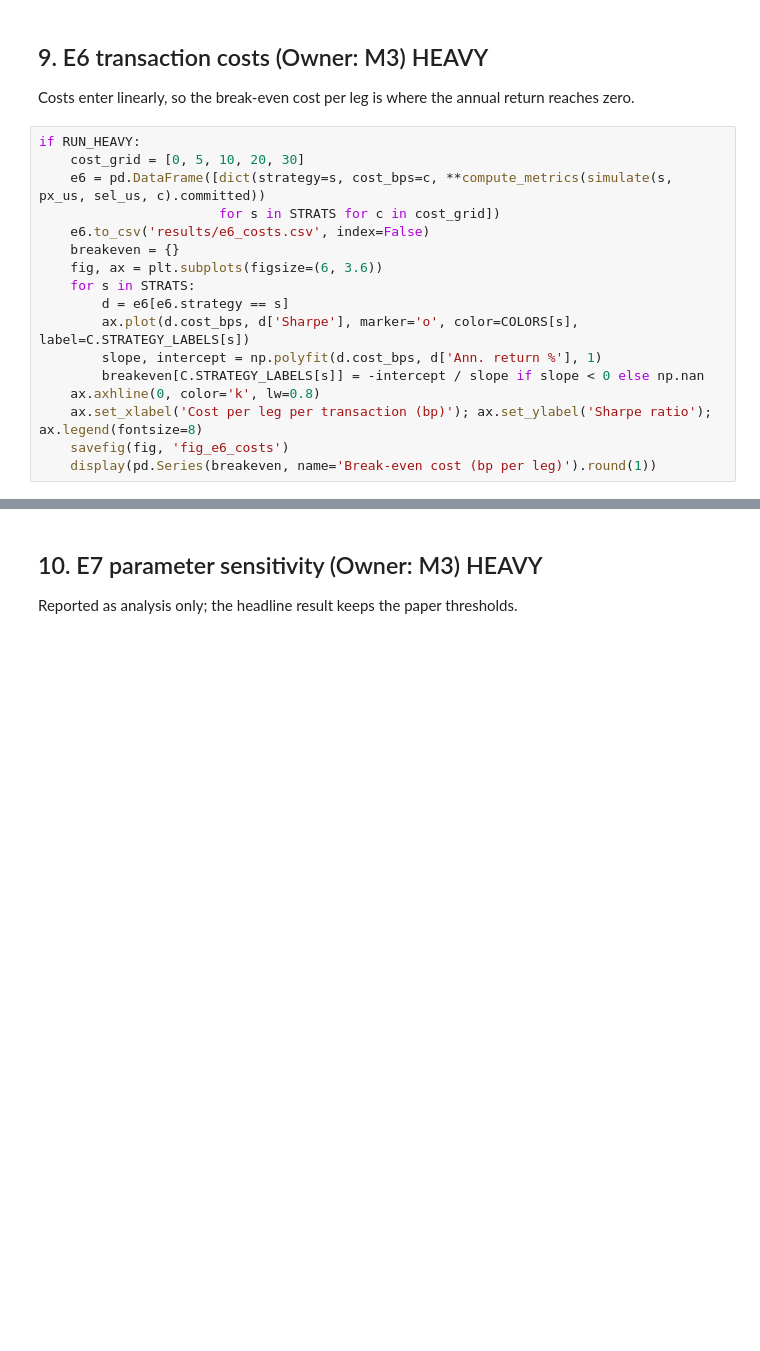
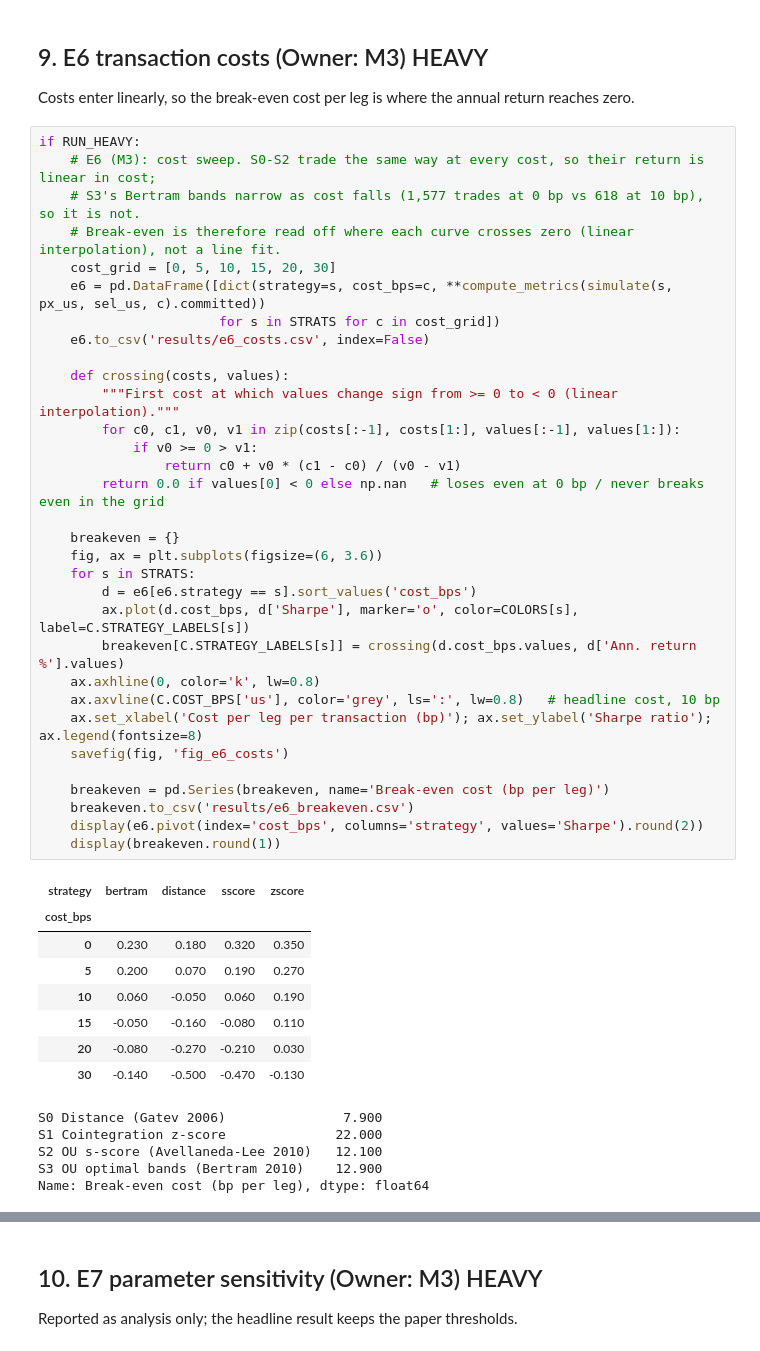
Before and after one commit to VvS-2403/Pairs-Trading, a Jupyter notebook: notebook.ipynb, the cells around one changed output, grey strips where cells are left out. Cells and saved outputs as stored; diff of their text form; blank space fills up the shorter version.

```diff
--- a/notebook.ipynb
+++ b/notebook.ipynb
@@ -636,18 +786,47 @@ if RUN_HEAVY:
 Costs enter linearly, so the break-even cost per leg is where the annual return reaches zero.
 # %%
 if RUN_HEAVY:
-    cost_grid = [0, 5, 10, 20, 30]
+    # E6 (M3): cost sweep. S0-S2 trade the same way at every cost, so their return is linear in cost;
+    # S3's Bertram bands narrow as cost falls (1,577 trades at 0 bp vs 618 at 10 bp), so it is not.
+    # Break-even is therefore read off where each curve crosses zero (linear interpolation), not a line fit.
+    cost_grid = [0, 5, 10, 15, 20, 30]
     e6 = pd.DataFrame([dict(strategy=s, cost_bps=c, **compute_metrics(simulate(s, px_us, sel_us, c).committed))
                        for s in STRATS for c in cost_grid])
     e6.to_csv('results/e6_costs.csv', index=False)
+
+    def crossing(costs, values):
+        """First cost at which values change sign from >= 0 to < 0 (linear interpolation)."""
+        for c0, c1, v0, v1 in zip(costs[:-1], costs[1:], values[:-1], values[1:]):
+            if v0 >= 0 > v1:
+                return c0 + v0 * (c1 - c0) / (v0 - v1)
+        return 0.0 if values[0] < 0 else np.nan   # loses even at 0 bp / never breaks even in the grid
+
     breakeven = {}
     fig, ax = plt.subplots(figsize=(6, 3.6))
     for s in STRATS:
-        d = e6[e6.strategy == s]
+        d = e6[e6.strategy == s].sort_values('cost_bps')
         ax.plot(d.cost_bps, d['Sharpe'], marker='o', color=COLORS[s], label=C.STRATEGY_LABELS[s])
-        slope, intercept = np.polyfit(d.cost_bps, d['Ann. return %'], 1)
-        breakeven[C.STRATEGY_LABELS[s]] = -intercept / slope if slope < 0 else np.nan
+        breakeven[C.STRATEGY_LABELS[s]] = crossing(d.cost_bps.values, d['Ann. return %'].values)
     ax.axhline(0, color='k', lw=0.8)
+    ax.axvline(C.COST_BPS['us'], color='grey', ls=':', lw=0.8)   # headline cost, 10 bp
     ax.set_xlabel('Cost per leg per transaction (bp)'); ax.set_ylabel('Sharpe ratio'); ax.legend(fontsize=8)
     savefig(fig, 'fig_e6_costs')
-    display(pd.Series(breakeven, name='Break-even cost (bp per leg)').round(1))
+
+    breakeven = pd.Series(breakeven, name='Break-even cost (bp per leg)')
+    breakeven.to_csv('results/e6_breakeven.csv')
+    display(e6.pivot(index='cost_bps', columns='strategy', values='Sharpe').round(2))
+    display(breakeven.round(1))
+# %% [output]
+| strategy | bertram | distance | sscore | zscore |
+| cost_bps |  |  |  |  |
+| 0 | 0.230 | 0.180 | 0.320 | 0.350 |
+| 5 | 0.200 | 0.070 | 0.190 | 0.270 |
+| 10 | 0.060 | -0.050 | 0.060 | 0.190 |
+| 15 | -0.050 | -0.160 | -0.080 | 0.110 |
+| 20 | -0.080 | -0.270 | -0.210 | 0.030 |
+| 30 | -0.140 | -0.500 | -0.470 | -0.130 |
+S0 Distance (Gatev 2006)               7.900
+S1 Cointegration z-score              22.000
+S2 OU s-score (Avellaneda-Lee 2010)   12.100
+S3 OU optimal bands (Bertram 2010)    12.900
+Name: Break-even cost (bp per leg), dtype: float64
```
Also changed, not shown: parts of 20 cells of this notebook, 20 other files.
